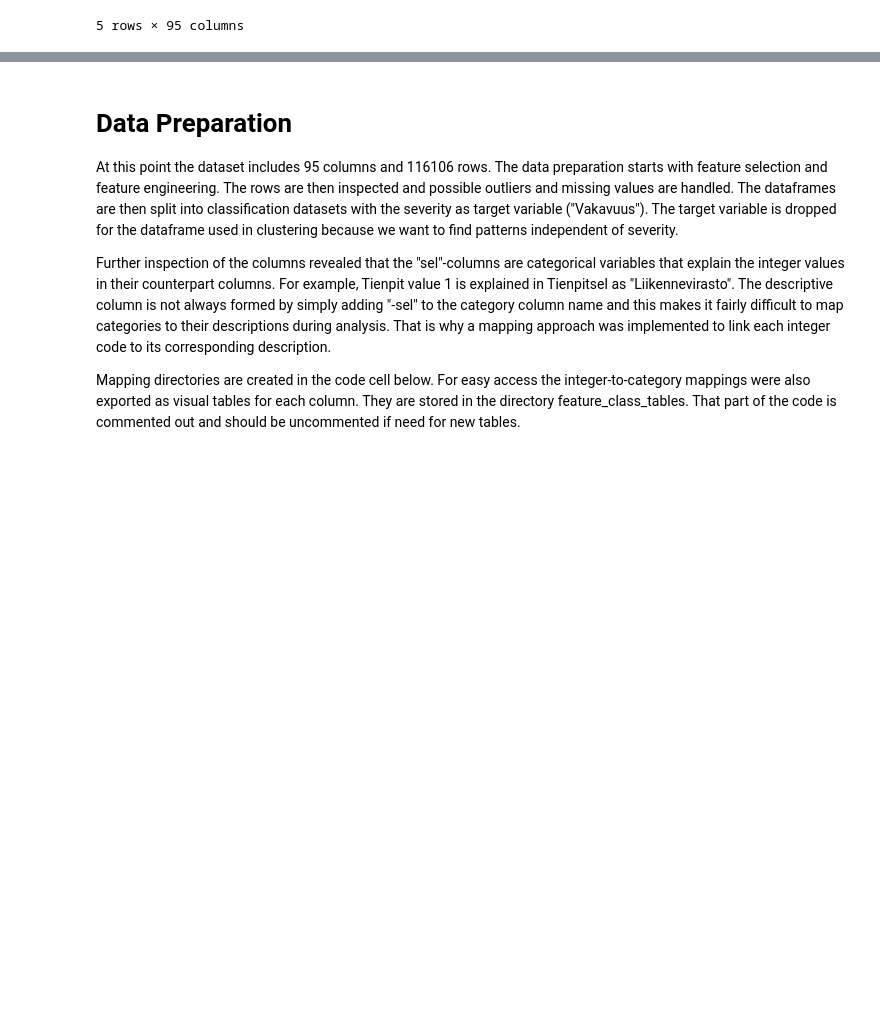
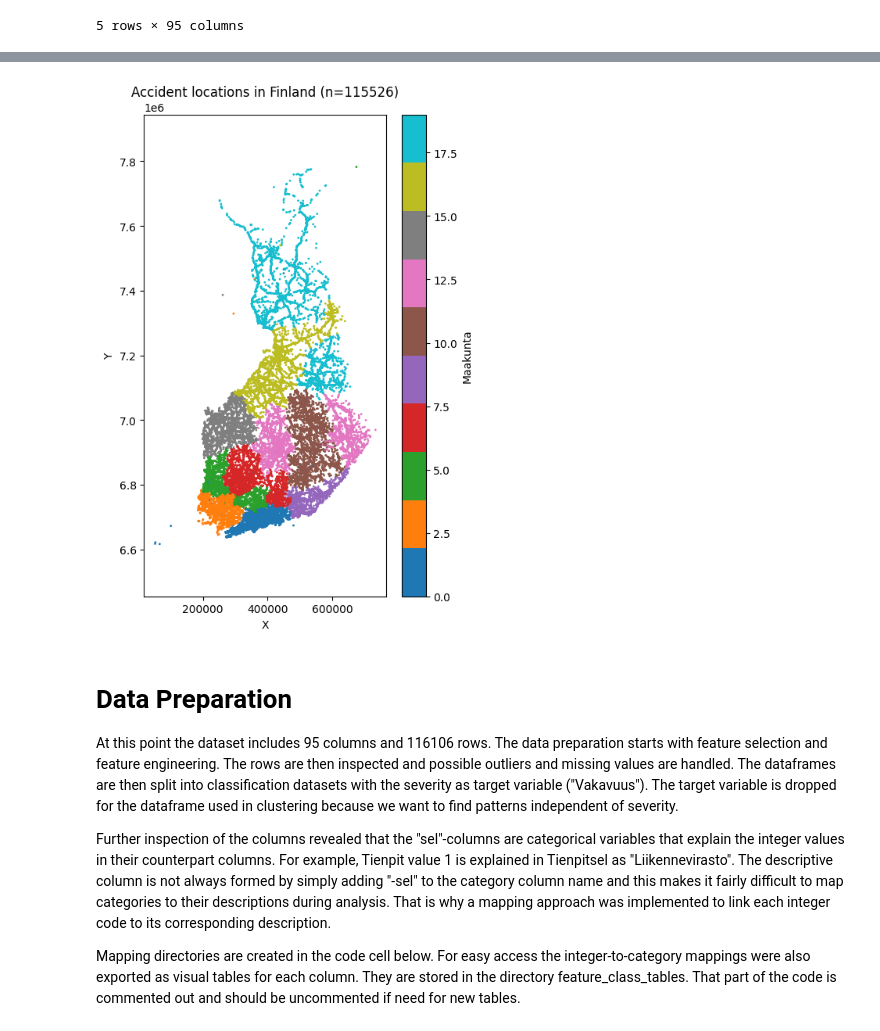
Before and after one commit to nealukumies/dml-project, a Jupyter notebook: traffic_accident_analysis.ipynb, the cells around one changed output, grey strips where cells are left out. Saved outputs shown, nothing was run; the diff lists cells and outputs as text; code cells hidden in the pictures; blank space fills up the shorter version.

```diff
--- a/traffic_accident_analysis.ipynb
+++ b/traffic_accident_analysis.ipynb
@@ -59,3 +71,25 @@ memory usage: 90.4 MB
+# %%
+plt.figure(figsize=(5, 8))
+
+sc = plt.scatter(
+    combined_df["X"],
+    combined_df["Y"],
+    s=1,
+    c=combined_df["Maakunta"],
+    cmap="tab10"
+)
+
+plt.xlabel("X")
+plt.ylabel("Y")
+plt.axis('equal')
+plt.title(f'Accident locations in Finland (n={len(combined_df)})')
+
+cbar = plt.colorbar(sc)
+cbar.set_label("Maakunta")
+
+plt.show()
+# %% [output]
+[figure, added]
 # %% [markdown]
 # Data Preparation
 
```
Also changed, not shown: parts of 37 cells of this notebook, 2 other files.
